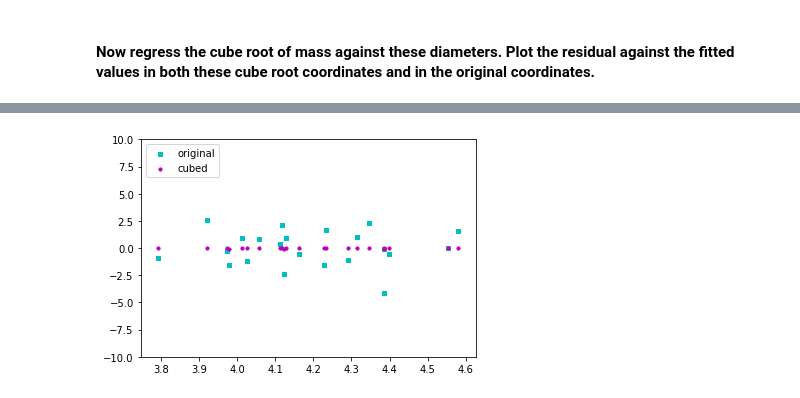
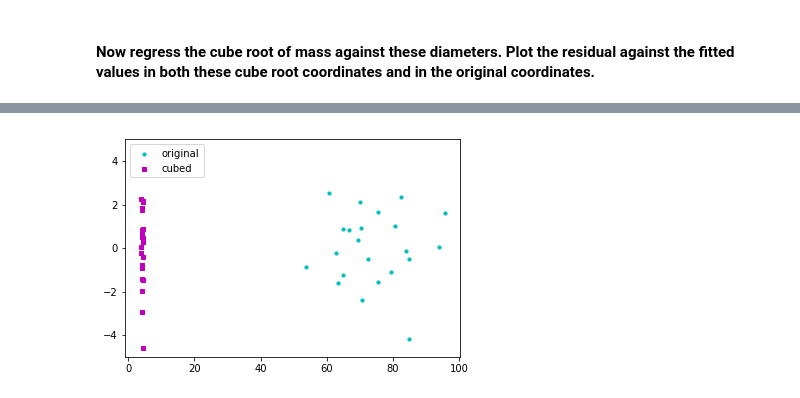
Before and after one commit to behroozmrd47/CS-498-AML-HW5, a Jupyter notebook: 7.10.ipynb, the cells around one changed output, grey strips where cells are left out. Drawn from its saved outputs; the diff is of its cells as text; code cells hidden in the pictures.

```diff
--- a/7.10.ipynb
+++ b/7.10.ipynb
@@ -71,4 +61,5 @@ plt.ylim([-10,10])
 #### Now regress the cube root of mass against these diameters. Plot the residual against the fitted values in both these cube root coordinates and in the original coordinates.
 # %%
 newY = (y ** (1./3.))
+newX = X
 # %%
@@ -103,4 +73,0 @@ X.head()
-# %%
-lm.fit(X, newY)
-residualCube = lm.predict(X) - newY
-residualCube
@@ -130,0 +74,5 @@ plt.ylim([-5,5])
+# %%
+lm2 = LinearRegression()
+lm2.fit(newX, newY)
+resCubeRoot = lm2.predict(newX) - newY
+resCubeRoot.head()
@@ -130,0 +99,3 @@ plt.ylim([-5,5])
+# %%
+residualCube = lm2.predict(newX)**3 - (newY)**3
+residualCube.head()
@@ -131,11 +121,12 @@ plt.ylim([-5,5])
 # %%
+#A comparison chart for both residual against original predictions and cubed residual against predictions of original data
 fig = plt.figure()
 ax1 = fig.add_subplot(111)
 
-ax1.scatter(lm.predict(X), residual, s=10, c='c', marker="s", label='original')
-ax1.scatter(lm.predict(X), residualCube, s=10, c='m', marker="o", label='cubed')
+ax1.scatter(lm.predict(X), residual, s=10, c='c', marker="o", label='original')
+ax1.scatter(lm2.predict(X), residualCube, s=10, c='m', marker="s", label='cubed')
 plt.legend(loc='upper left')
-plt.ylim([-10,10])
+plt.ylim([-5,5])
 plt.show()
 # %% [output]
-[figure, old version]
+[figure, new version]
```
Also changed, not shown: parts of 12 cells of this notebook, 1 other file.
